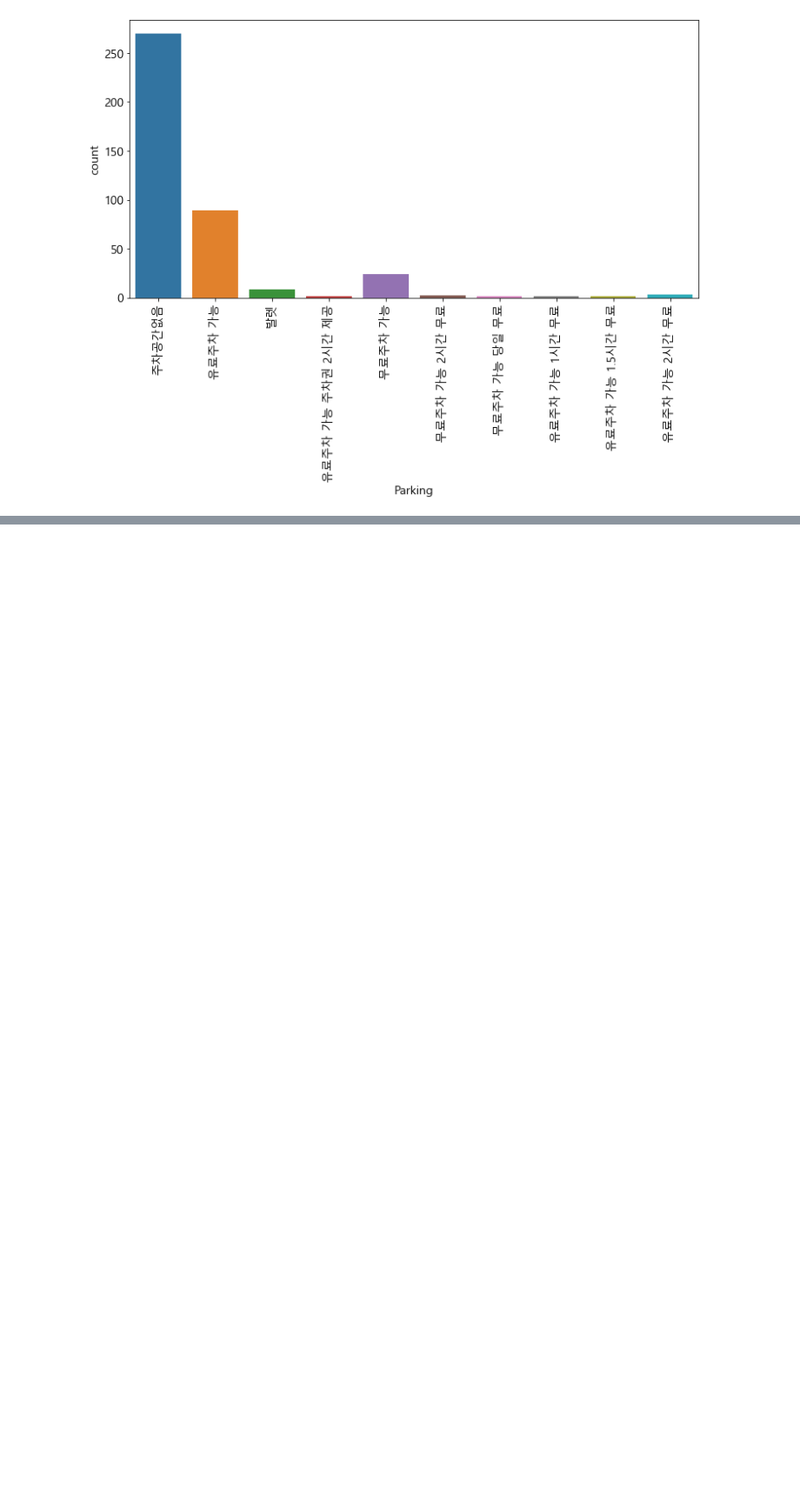
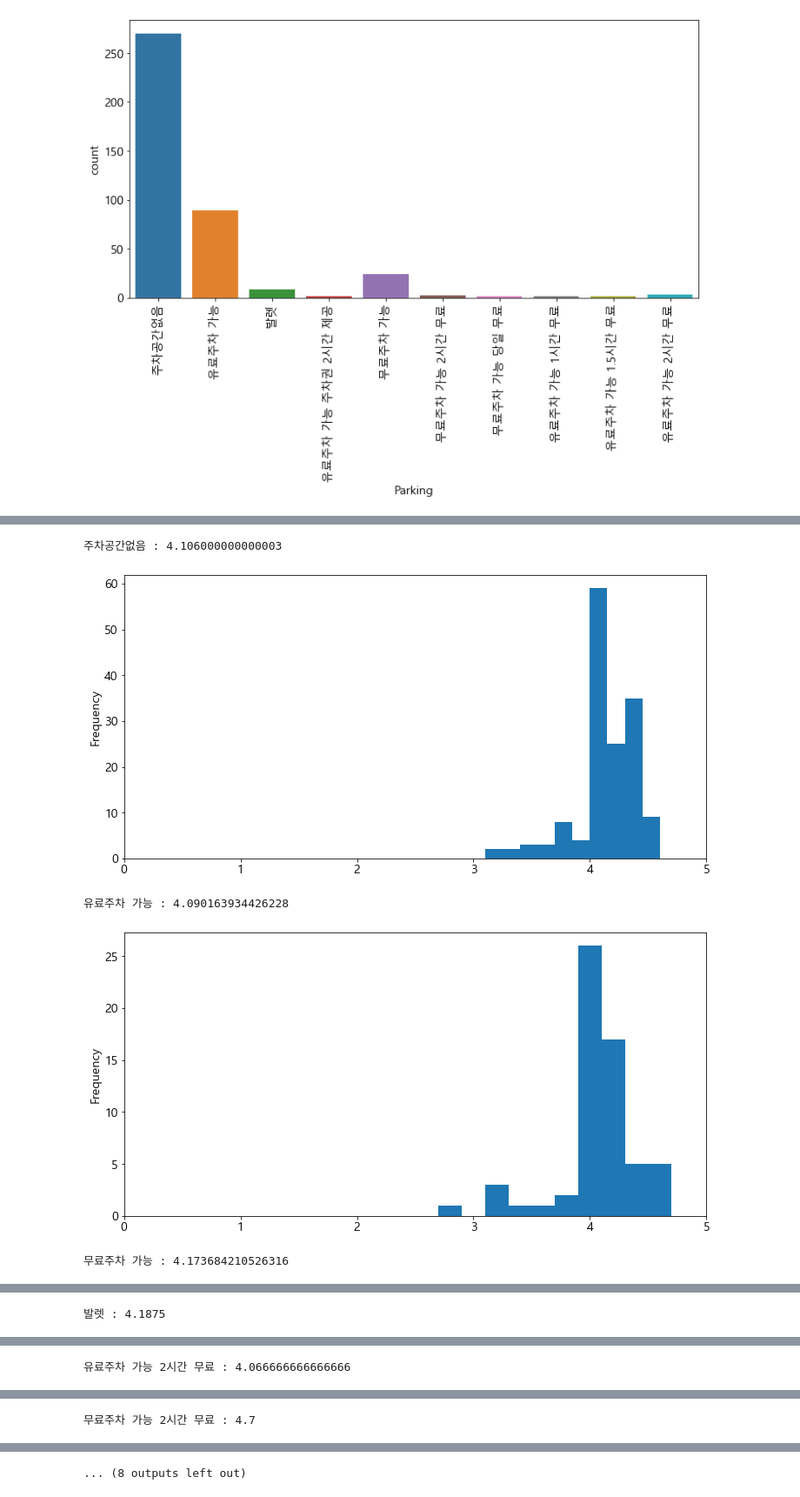
Before and after one commit to UnchaeJeong/20210706, a Jupyter notebook: 6_30_데이터 시각화/05_데이터 분석 실습/07_맛집 데이터(문자열 다루기 연습).ipynb, the cells around one changed output, grey strips where cells are left out. Shown at 87% size. Drawn from its saved outputs; the diff is of its cells as text; code cells hidden in the pictures; blank space fills up the shorter version.

```diff
--- a/6_30_데이터 시각화/05_데이터 분석 실습/07_맛집 데이터(문자열 다루기 연습).ipynb
+++ b/6_30_데이터 시각화/05_데이터 분석 실습/07_맛집 데이터(문자열 다루기 연습).ipynb
@@ -428,0 +459,4 @@ plt.show()
+# %%
+# 인덱스 값 종류 확인, 주차공간 상태.
+a1 = matzip['Parking'].value_counts().index
+a1
@@ -428,0 +468,5 @@ plt.show()
+# %%
+# 평점이 0.0인 것은 제외한다.
+idx2 = matzip.query('Rating ==0.0').index
+matzip_temp = matzip.drop(idx2)
+matzip_temp
@@ -428,0 +487,7 @@ plt.show()
+# %%
+# Parking에 저장되어 있는 값 만큼 반복한다.
+for value in a1:
+#      print(value)
+# 각 값에 해당하는 로우의 인덱스를 가져온다.
+        idx = matzip_temp.query(f'Parking == "{value}"').index
+        display(idx)
@@ -428,0 +515,26 @@ plt.show()
+# %%
+for value in a1:
+#      print(value)
+# 각 값에 해당하는 로우의 인덱스를 가져온다.
+# @변수 이름도 가능
+        idx = matzip_temp.query('Parking == @value').index
+        #display(idx)
+
+        #idx에 해당하는 데이터들 중 평점을 가져온다.
+        rating = matzip_temp.loc[idx, 'Rating']
+        #display(rating)
+
+        #평점 평균을 구한다.
+        rating_mean = rating.mean()
+        print(f'{value} : {rating_mean}')
+
+        #평점 분포를 확인한다.
+        rating.plot.hist()
+        plt.xlim(0, 5)
+        plt.show()
+# %% [output]
+주차공간없음 : 4.106000000000003
+[figure, added]
+유료주차 가능 : 4.090163934426228
+[figure, added]
+무료주차 가능 : 4.173684210526316
@@ -428,0 +542 @@ plt.show()
+발렛 : 4.1875
@@ -428,0 +544 @@ plt.show()
+유료주차 가능 2시간 무료 : 4.066666666666666
@@ -428,0 +546 @@ plt.show()
+무료주차 가능 2시간 무료 : 4.7
@@ -428,0 +548 @@ plt.show()
+... (8 outputs left out)
```
Also changed, not shown: parts of 6 cells of this notebook, 2 other files.
